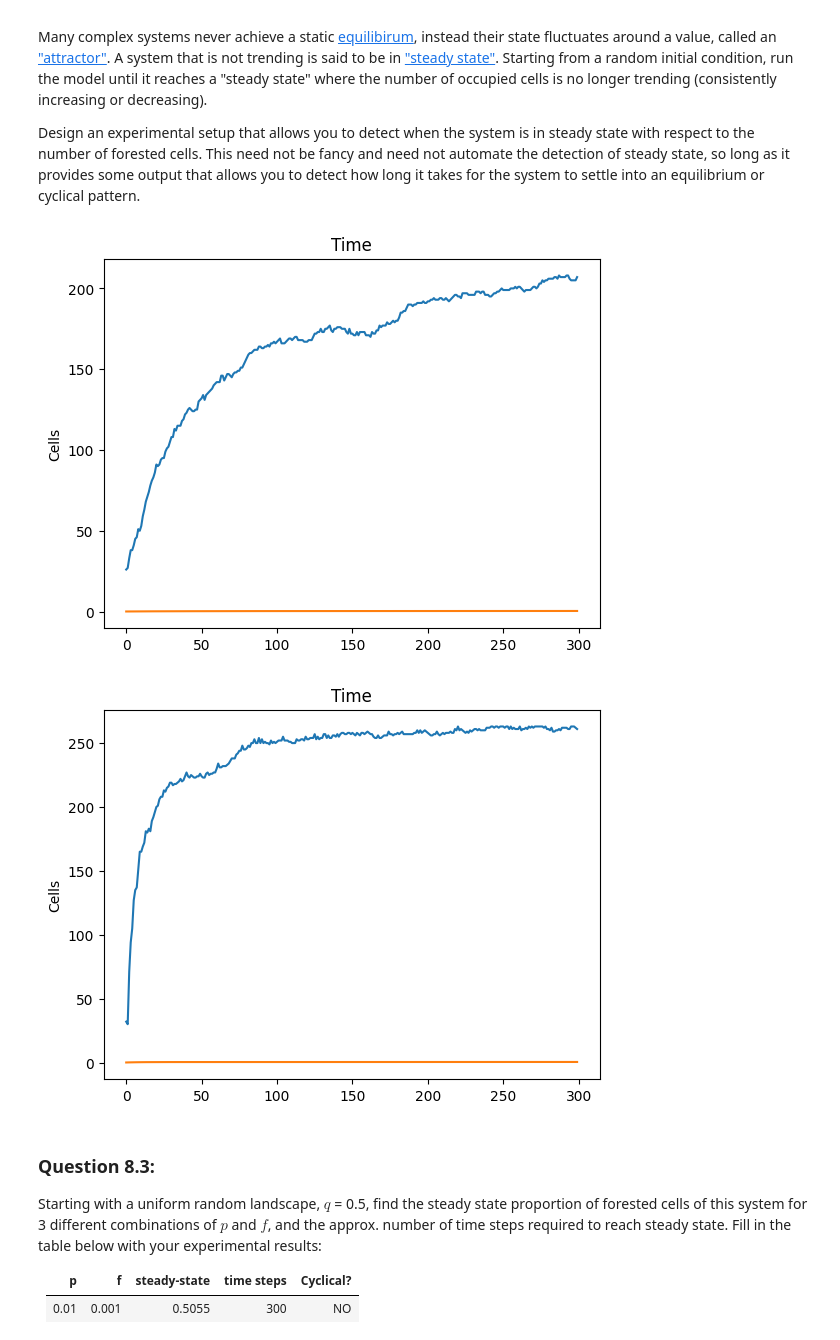
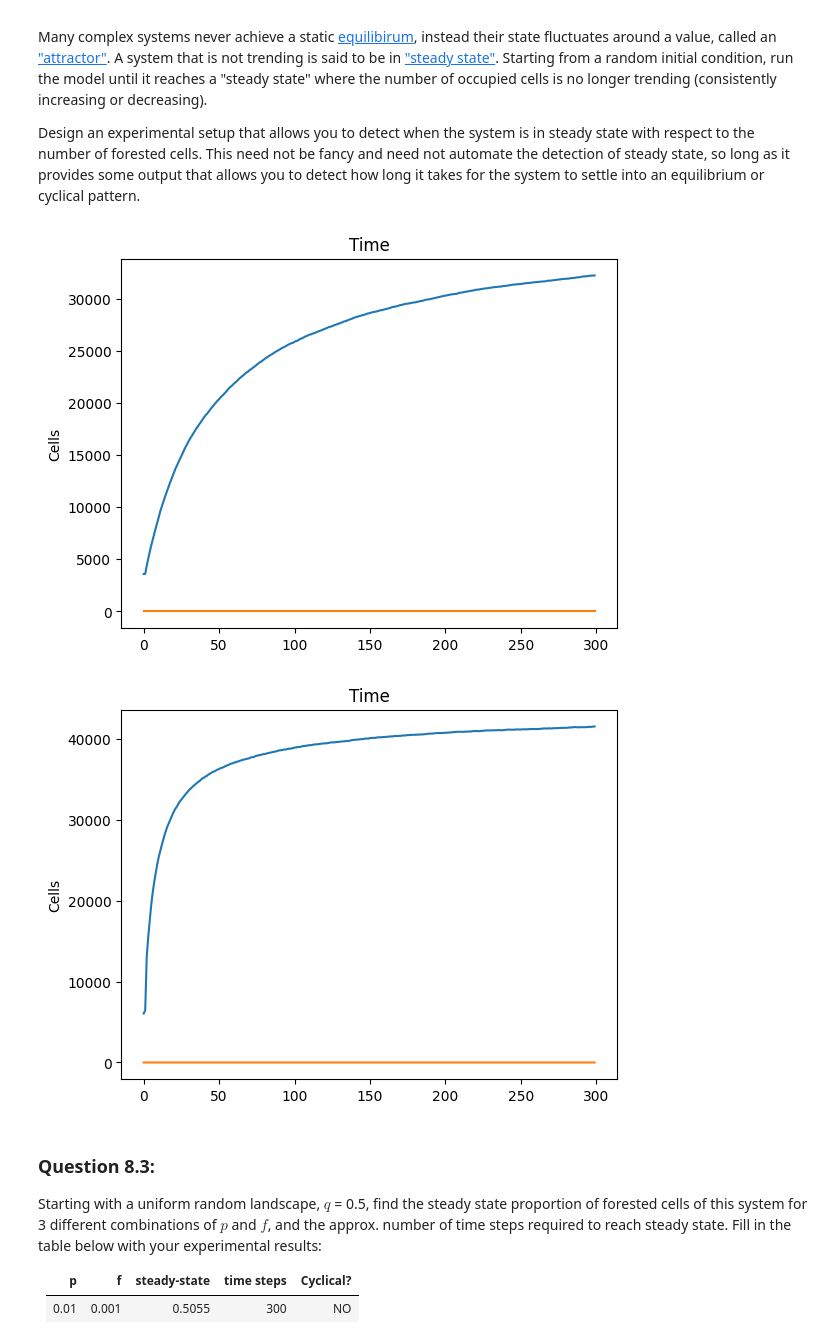
Before and after one commit to WilliamQin65/cap-comp215, a Jupyter notebook: labs/lab09.ipynb, the cells around one changed output. Saved outputs shown, nothing was run; the diff lists cells and outputs as text; code cells hidden in the pictures.

```diff
--- a/labs/lab09.ipynb
+++ b/labs/lab09.ipynb
@@ -233,7 +233,7 @@ Animation.animate(0.3)
 Use the graph to tell the difference.
 # %%
 # Define the parameters
-n = 50
+n = 200
 p = 0.01
 f = 0.001
 q = 0.8
@@ -257,13 +257,13 @@ plot_history({'Occupied cells': num_occupied, 'Proportion of occupied cells': pr
 # %%
 # Define the parameters
-n = 50
+n = 200
 p = 0.2
 f = 0.0001
 q = 0.6
 forest_fire = ForestFire(n, p, f, q)
 
 # Define the number of time steps to run the simulation
-num_steps = 300
+num_steps = 200
 
 # Run the simulation and record the number of occupied cells and proportion of occupied cells at each time step
 num_occupied = []
@@ -301,7 +301,7 @@ def plot_history(history_dict, title='', xlabel='', ylabel='', legend=None):
     plt.show()
 # %%
 # Define the parameters
-n = 24
+n = 300
 p = 0.01
 f = 0.001
 q = 0.6
@@ -321,30 +321,30 @@ for i in range(num_steps):
 # Plot the number of occupied cells and proportion of occupied cells vs time on the same plot
 plot_history({'Occupied cells': num_occupied, 'Proportion of occupied cells': prop_occupied}, "Time", ylabel='Cells')
 # %% [output]
-[figure, old version]
+[figure, new version]
 # %%
 # Define the parameters
-n = 24
+n = 300
 p = 0.1
 f = 0.001
 q = 0.5
 forest_fire = ForestFire(n, p, f, q)
 
 # Define the number of time steps to run the simulation
 num_steps = 300
 
 # Run the simulation and record the number of occupied cells and proportion of occupied cells at each time step
 num_occupied = []
 prop_occupied = []
 for i in range(num_steps):
     forest_fire.step()
     num_occupied.append(forest_fire.num_occupied())
     prop_occupied.append(forest_fire.num_occupied() / (n * n))
 
 # Plot the number of occupied cells and proportion of occupied cells vs time on the same plot
 plot_history({'Occupied cells': num_occupied, 'Proportion of occupied cells': prop_occupied}, "Time", ylabel='Cells')
 # %% [output]
-[figure, old version]
+[figure, new version]
 # %% [markdown]
 ### Question 8.3:
 Starting with a uniform random landscape, $q$ = 0.5, find the steady state proportion of forested cells of this system for 3 different combinations of $p$ and $f$, and the approx. number of time steps required to reach steady state.
```
Also changed, not shown: parts of 8 cells of this notebook.
